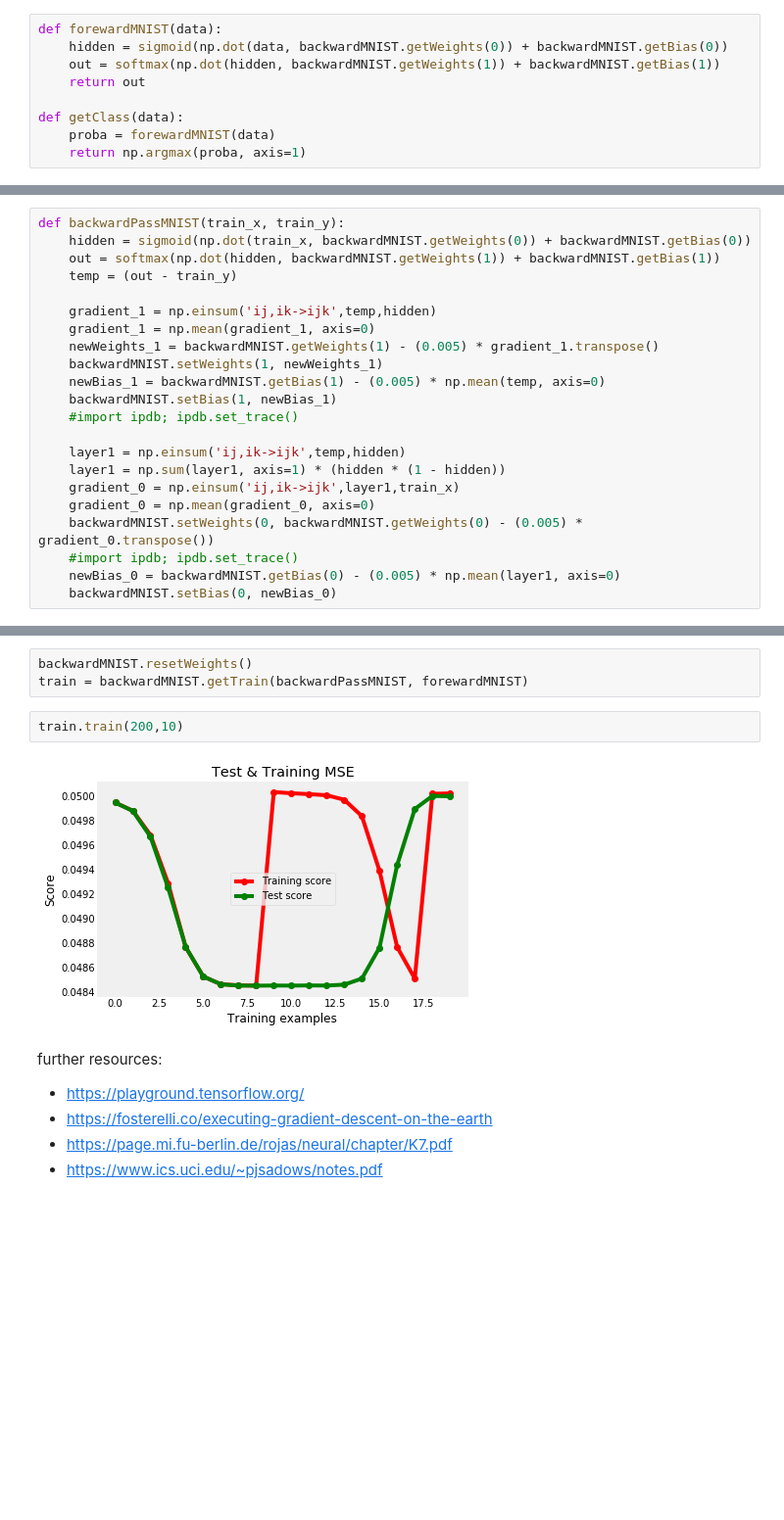
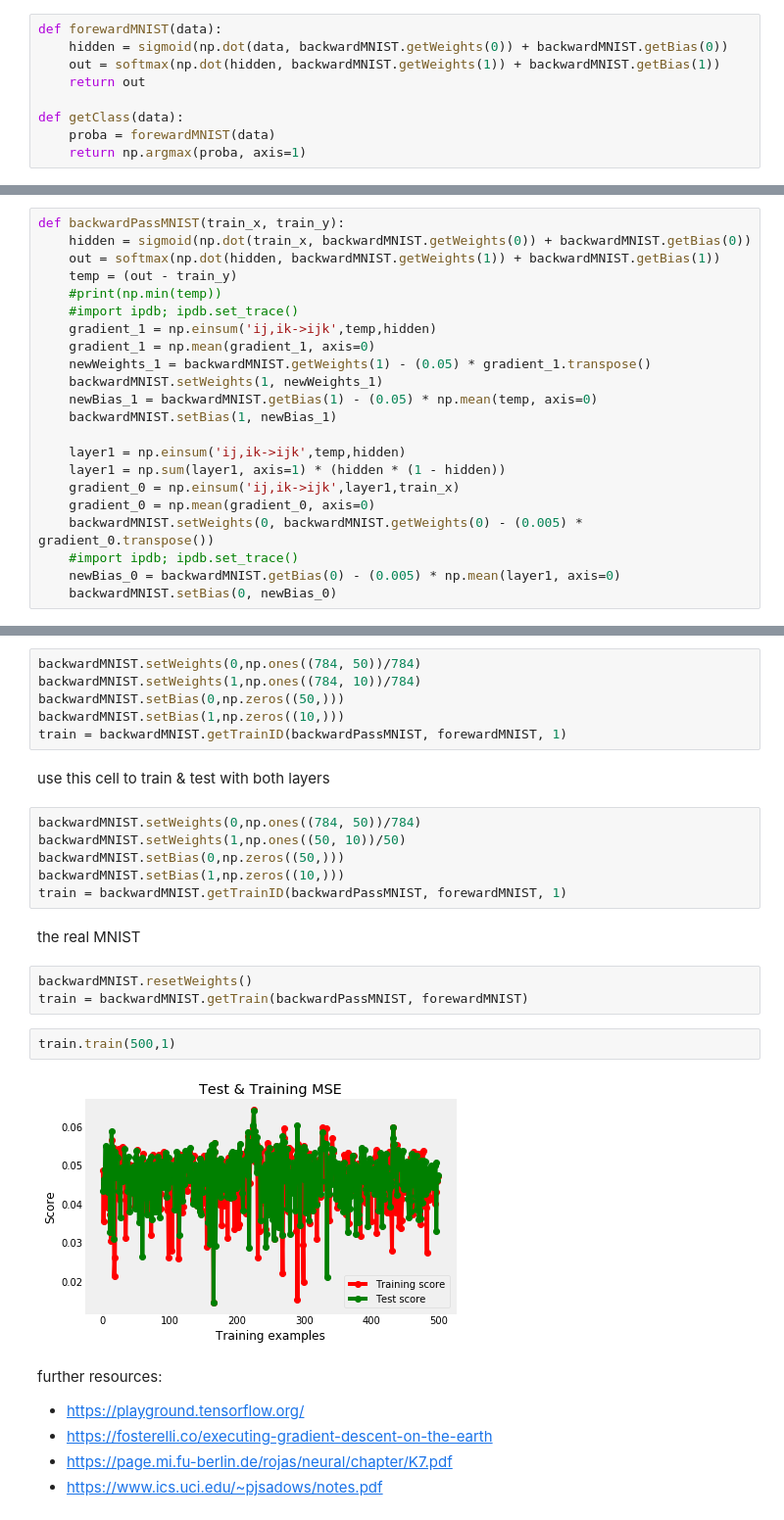
Before and after one commit to hackundsoehne/2018-DL-HandsOn, a Jupyter notebook: Basics/notebooks/3-Backward-Propagation-solution.ipynb, the cells around one changed output, grey strips where cells are left out. Shown at 98% size. Drawn from its saved outputs; the diff is of its cells as text; blank space fills up the shorter version.

```diff
--- a/Basics/notebooks/3-Backward-Propagation-solution.ipynb
+++ b/Basics/notebooks/3-Backward-Propagation-solution.ipynb
@@ -160,14 +168,14 @@ def backwardPassMNIST(train_x, train_y):
     hidden = sigmoid(np.dot(train_x, backwardMNIST.getWeights(0)) + backwardMNIST.getBias(0))
     out = softmax(np.dot(hidden, backwardMNIST.getWeights(1)) + backwardMNIST.getBias(1))
     temp = (out - train_y)
-
+    #print(np.min(temp))
+    #import ipdb; ipdb.set_trace()
     gradient_1 = np.einsum('ij,ik->ijk',temp,hidden)
     gradient_1 = np.mean(gradient_1, axis=0)
-    newWeights_1 = backwardMNIST.getWeights(1) - (0.005) * gradient_1.transpose()
+    newWeights_1 = backwardMNIST.getWeights(1) - (0.05) * gradient_1.transpose()
     backwardMNIST.setWeights(1, newWeights_1)
-    newBias_1 = backwardMNIST.getBias(1) - (0.005) * np.mean(temp, axis=0)
+    newBias_1 = backwardMNIST.getBias(1) - (0.05) * np.mean(temp, axis=0)
     backwardMNIST.setBias(1, newBias_1)
-    #import ipdb; ipdb.set_trace()
 
     layer1 = np.einsum('ij,ik->ijk',temp,hidden)
     layer1 = np.sum(layer1, axis=1) * (hidden * (1 - hidden))
@@ -180,10 +190,26 @@ def backwardPassMNIST(train_x, train_y):
+# %%
+backwardMNIST.setWeights(0,np.ones((784, 50))/784)
+backwardMNIST.setWeights(1,np.ones((784, 10))/784)
+backwardMNIST.setBias(0,np.zeros((50,)))
+backwardMNIST.setBias(1,np.zeros((10,)))
+train = backwardMNIST.getTrainID(backwardPassMNIST, forewardMNIST, 1)
+# %% [markdown]
+use this cell to train & test with both layers
+# %%
+backwardMNIST.setWeights(0,np.ones((784, 50))/784)
+backwardMNIST.setWeights(1,np.ones((50, 10))/50)
+backwardMNIST.setBias(0,np.zeros((50,)))
+backwardMNIST.setBias(1,np.zeros((10,)))
+train = backwardMNIST.getTrainID(backwardPassMNIST, forewardMNIST, 1)
+# %% [markdown]
+the real MNIST
 # %%
 backwardMNIST.resetWeights()
 train = backwardMNIST.getTrain(backwardPassMNIST, forewardMNIST)
 # %%
-train.train(200,10)
+train.train(500,1)
 # %% [output]
-[figure, old version]
+[figure, new version]
 # %% [markdown]
 further resources:
  - https://playground.tensorflow.org/
```
Also changed, not shown: parts of 8 cells of this notebook, 3 other files.
